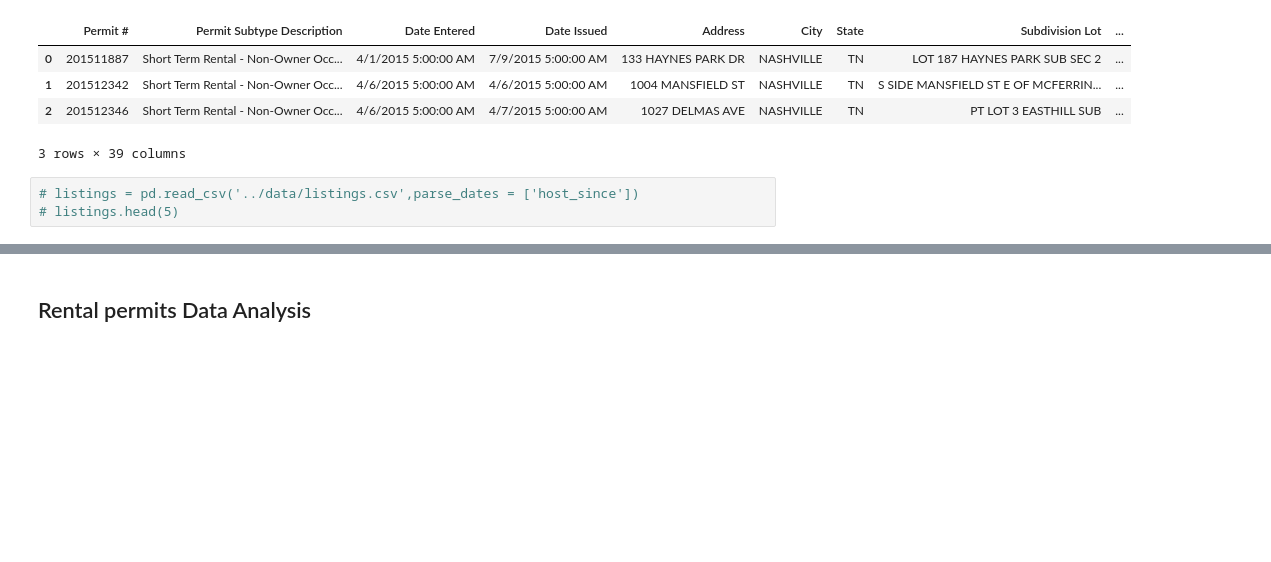
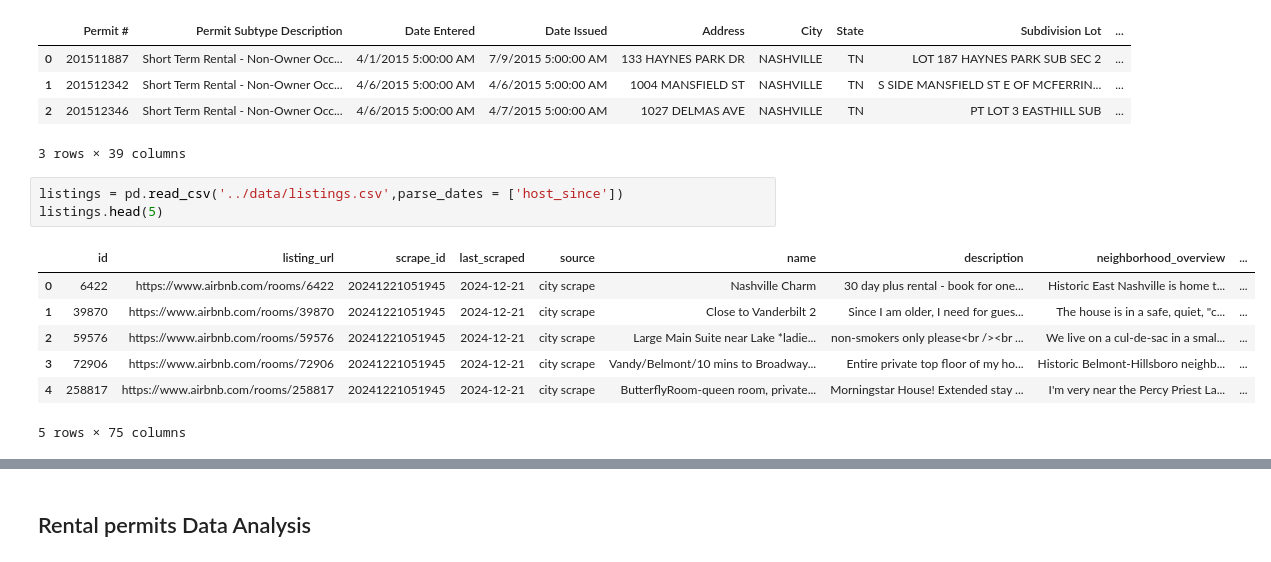
Before and after one commit to v-veena/Short_Term_Rental_Nashville_Capstone, a Jupyter notebook: notebook/shorterm_rental.ipynb, the cells around one changed output, grey strips where cells are left out. Drawn from its saved outputs; the diff is of its cells as text; blank space fills up the shorter version.

```diff
--- a/notebook/shorterm_rental.ipynb
+++ b/notebook/shorterm_rental.ipynb
@@ -21,8 +21,16 @@ permits_main.head(3)
 | 2 | 201512346 | Short Term Rental - Non-Owner Occ... | 4/6/2015 5:00:00 AM | 4/7/2015 5:00:00 AM | 1027 DELMAS AVE | NASHVILLE | TN | PT LOT 3 EASTHILL SUB | ... |
 3 rows × 39 columns
 # %%
-# listings = pd.read_csv('../data/listings.csv',parse_dates = ['host_since'])
-# listings.head(5)
+listings = pd.read_csv('../data/listings.csv',parse_dates = ['host_since'])
+listings.head(5)
+# %% [output]
+|  | id | listing_url | scrape_id | last_scraped | source | name | description | neighborhood_overview | ... |
+| 0 | 6422 | https://www.airbnb.com/rooms/6422 | 20241221051945 | 2024-12-21 | city scrape | Nashville Charm | 30 day plus rental - book for one... | Historic East Nashville is home t... | ... |
+| 1 | 39870 | https://www.airbnb.com/rooms/39870 | 20241221051945 | 2024-12-21 | city scrape | Close to Vanderbilt 2 | Since I am older, I need for gues... | The house is in a safe, quiet, "c... | ... |
+| 2 | 59576 | https://www.airbnb.com/rooms/59576 | 20241221051945 | 2024-12-21 | city scrape | Large Main Suite near Lake *ladie... | non-smokers only please<br /><br ... | We live on a cul-de-sac in a smal... | ... |
+| 3 | 72906 | https://www.airbnb.com/rooms/72906 | 20241221051945 | 2024-12-21 | city scrape | Vandy/Belmont/10 mins to Broadway... | Entire private top floor of my ho... | Historic Belmont-Hillsboro neighb... | ... |
+| 4 | 258817 | https://www.airbnb.com/rooms/258817 | 20241221051945 | 2024-12-21 | city scrape | ButterflyRoom-queen room, private... | Morningstar House! Extended stay ... | I'm very near the Percy Priest La... | ... |
+5 rows × 75 columns
 # %%
 # reviews  = pd.read_csv('../data/reviews.csv',parse_dates = ['date'])
 # reviews.head(5)
```
Also changed, not shown: parts of 11 cells of this notebook, 1 other file.
